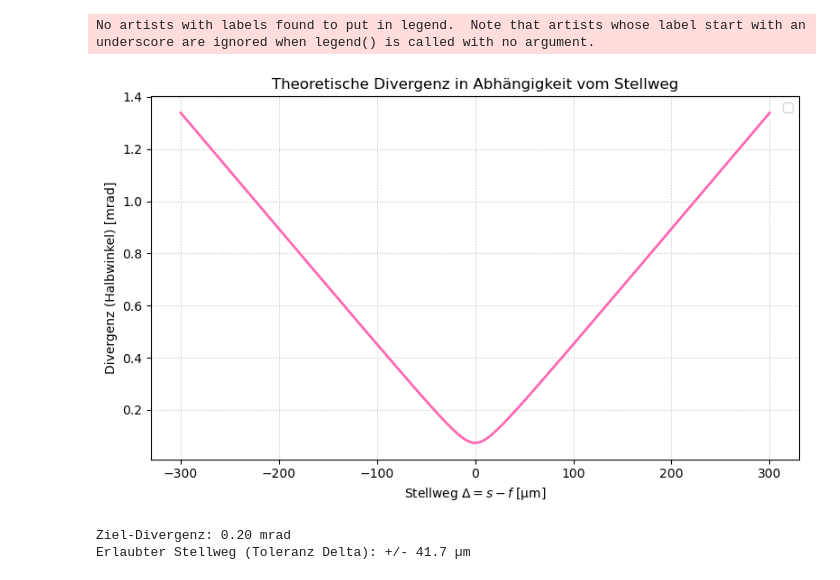
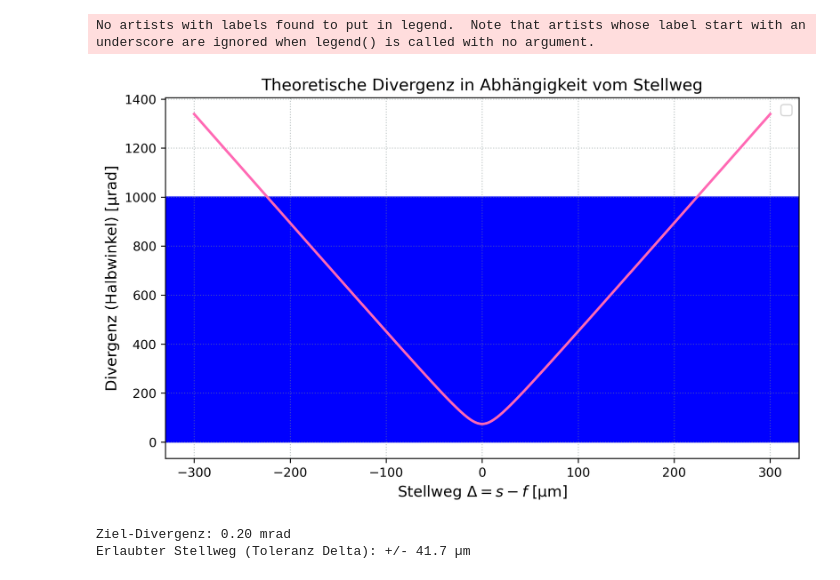
Before and after one commit to CodeTurtleT/lasercom-divergence-control, a Jupyter notebook: tolenanz.ipynb, the cells around one changed output. Cells and saved outputs as stored; diff of their text form; code cells hidden in the pictures.

Commit message:
new plots?!?

```diff
--- a/tolenanz.ipynb
+++ b/tolenanz.ipynb
@@ -1,3 +1,35 @@
 # %%
 import numpy as np
 import matplotlib.pyplot as plt
+# %%
+# Moderne, aber wissenschaftlich saubere Einstellungen
+plt.rcParams.update({
+    # Moderne, saubere Schrift (ohne Schnörkel)
+    "font.family": "sans-serif",
+    "font.size": 11,
+    "axes.labelsize": 12,
+    "axes.titlesize": 13,
+    "legend.fontsize": 11,
+    "xtick.labelsize": 10,
+    "ytick.labelsize": 10,
+
+    # Ticks zeigen nach außen und nur unten/links (viel offener)
+    "xtick.direction": "out",
+    "ytick.direction": "out",
+    "xtick.top": False,
+    "ytick.right": False,
+
+    # Dezentes Gitter
+    "axes.grid": True,
+    "grid.color": "#7F8C8D",
+    "grid.linestyle": ":",        # Gepunktet statt gestrichelt wirkt feiner
+    "grid.alpha": 0.5,
+
+    # Legende ohne Rahmen
+    "legend.frameon": True,
+
+    # Hohe Auflösung
+    "figure.dpi": 300,
+    "savefig.dpi": 300,
+    "savefig.bbox": "tight"
+})
@@ -12,37 +182,38 @@ lam_eff = M2 * lam
 
 # Das ist dein Stellweg um den perfekten Fokuspunkt (Delta)
 delta = np.linspace(-300*1e-6, 300*1e-6, 1000)
 zR = np.pi * wf**2 / lam_eff
 
 def winkel(delta_wert, brennweite, wf, lam_eff, zR):
     # 1. Den Bruch berechnen
     term1 = lam_eff / (np.pi * brennweite * wf)
 
     # 2. Delta direkt einsetzen (kein -f mehr nötig!)
     theta = np.sqrt(delta_wert**2 + zR**2) * term1
 
     return theta
 
 # Berechnung durchführen
 theta_winkel = winkel(delta, f, wf, lam_eff, zR)
 
 plt.figure(figsize=(8, 5))
-plt.plot(delta * 1e6, theta_winkel * 1e3, color='hotpink', linewidth=2)
+plt.plot(delta * 1e6, theta_winkel * 1e6, color='hotpink', linewidth=2)
 
 plt.xlabel('Stellweg $\Delta =s-f$ [µm]')
-plt.ylabel('Divergenz (Halbwinkel) [mrad]')
+plt.ylabel('Divergenz (Halbwinkel) [µrad]')
 plt.title('Theoretische Divergenz in Abhängigkeit vom Stellweg')
-plt.grid(True, linestyle=':', alpha=0.7)
+plt.axhspan(0, 1000, color='blue')
+#plt.grid(True, linestyle=':', alpha=0.7)
 
 # Eine kleine Markierung für das physikalische Minimum
 #plt.axvline(0, color='red', linestyle='--', alpha=0.5, label='Perfekter Fokus')
 plt.legend()
 
 plt.tight_layout()
 plt.show()
 # %% [output]
 No artists with labels found to put in legend.  Note that artists whose label start with an underscore are ignored when legend() is called with no argument.
-[figure, old version]
+[figure, new version]
 # %%
 lam  = 1064e-9   # Wellenlänge [m]
 M2   = 1.3       # Strahlqualitätsfaktor
```
Also changed, not shown: parts of 1 cell of this notebook, 4 other files.
